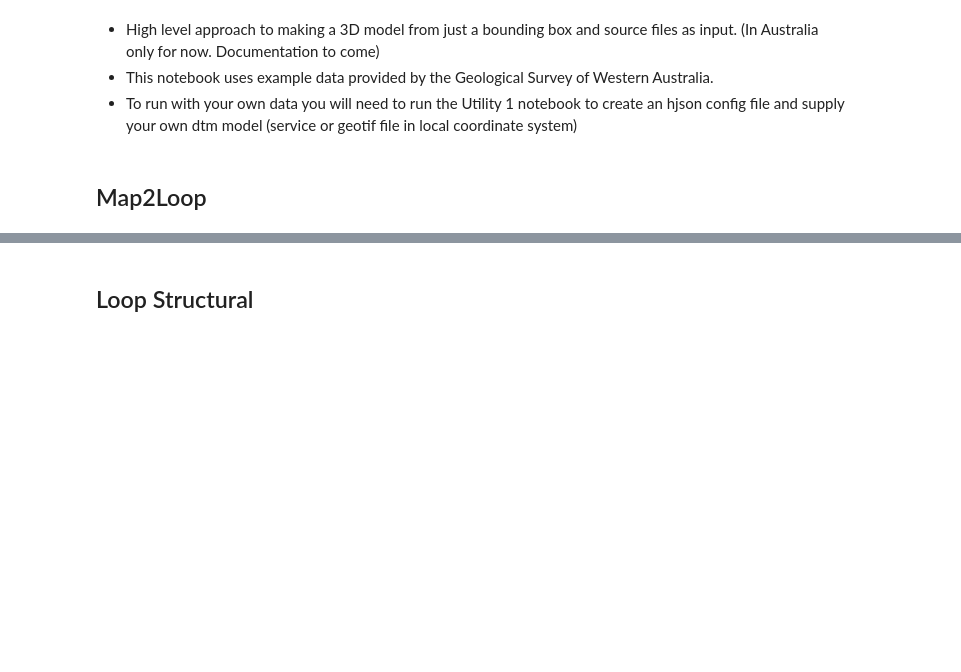
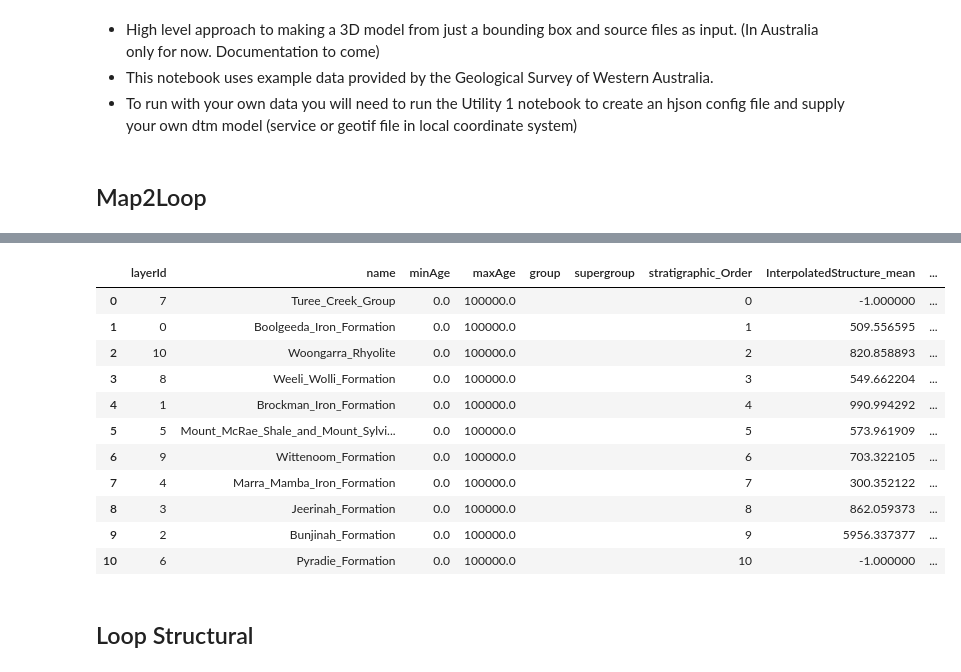
Before and after one commit to Loop3D/map2loop-notebooks, a Jupyter notebook: Example 3 - Local Source Data.ipynb, the cells around one changed output, grey strips where cells are left out. Cells and saved outputs as stored; diff of their text form; code cells hidden in the pictures; blank space fills up the shorter version.

```diff
--- a/Example 3 - Local Source Data.ipynb
+++ b/Example 3 - Local Source Data.ipynb
@@ -52,12 +52,11 @@ proj = Project(
     geology_filename = "./source_data/geol_clip_no_gaps.shp", # required
     fault_filename = "./source_data/faults_clip.shp", # optional
     structure_filename = "./source_data/structure_clip.shp", #required
-    dtm_filename = './source_data/dtm_rp.tif', # required
+    dtm_filename = './source_data/dtm_rp.tif', # required,
     config_dictionary = config_dictionary,
     clut_filename = './source_data/500kibg_colours.csv', # optional: if this file is not provided, random colours will be used in map2loop
     verbose_level = VerboseLevel.NONE,
     working_projection = "EPSG:28350",
-    clut_file_legacy=False,
     bounding_box = bounding_box,
     loop_project_filename = loop_project_filename,
     overwrite_loopprojectfile = True,
@@ -77,7 +76,7 @@ proj.set_sampler(Datatype.STRUCTURE, SamplerDecimator(2))
 proj.map_data.config.geology_config["intrusive_text"] = "mafic intrusive"
 
 # Set specific layers from the geology map to be ignored (commonly "cover" or "water")
-proj.set_ignore_codes(["cover", "Fortescue_Group", "A_FO_od"])
+proj.set_ignore_lithology_codes(["cover", "Fortescue_Group", "A_FO_od"])
 
 # Set a fault to be ignored (by name)
 # proj.set_ignore_codes(["Fault_9"])
@@ -118,2 +144,17 @@ proj.stratigraphic_column.column
+# %%
+proj.stratigraphic_column.stratigraphicUnits
+# %% [output]
+|  | layerId | name | minAge | maxAge | group | supergroup | stratigraphic_Order | InterpolatedStructure_mean | ... |
+| 0 | 7 | Turee_Creek_Group | 0.0 | 100000.0 |  |  | 0 | -1.000000 | ... |
+| 1 | 0 | Boolgeeda_Iron_Formation | 0.0 | 100000.0 |  |  | 1 | 509.556595 | ... |
+| 2 | 10 | Woongarra_Rhyolite | 0.0 | 100000.0 |  |  | 2 | 820.858893 | ... |
+| 3 | 8 | Weeli_Wolli_Formation | 0.0 | 100000.0 |  |  | 3 | 549.662204 | ... |
+| 4 | 1 | Brockman_Iron_Formation | 0.0 | 100000.0 |  |  | 4 | 990.994292 | ... |
+| 5 | 5 | Mount_McRae_Shale_and_Mount_Sylvi... | 0.0 | 100000.0 |  |  | 5 | 573.961909 | ... |
+| 6 | 9 | Wittenoom_Formation | 0.0 | 100000.0 |  |  | 6 | 703.322105 | ... |
+| 7 | 4 | Marra_Mamba_Iron_Formation | 0.0 | 100000.0 |  |  | 7 | 300.352122 | ... |
+| 8 | 3 | Jeerinah_Formation | 0.0 | 100000.0 |  |  | 8 | 862.059373 | ... |
+| 9 | 2 | Bunjinah_Formation | 0.0 | 100000.0 |  |  | 9 | 5956.337377 | ... |
+| 10 | 6 | Pyradie_Formation | 0.0 | 100000.0 |  |  | 10 | -1.000000 | ... |
 # %% [markdown]
 ## Loop Structural
```
Also changed, not shown: parts of 7 cells of this notebook, 29 other files.
